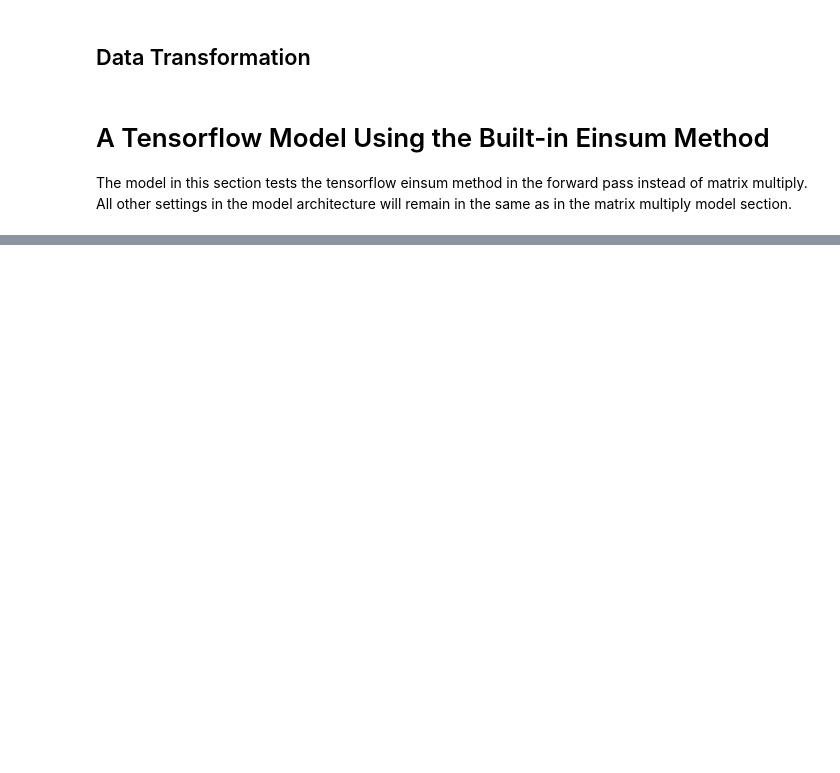
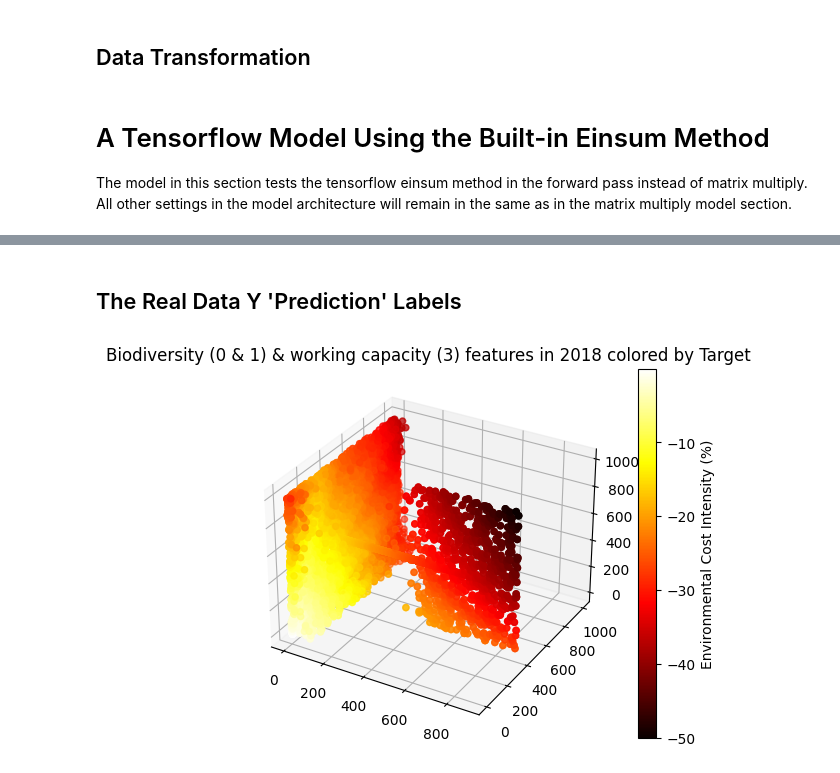
Before and after one commit to Bryan-Az/TF-PyTorch-Jax, a Jupyter notebook: Tensorflow-NN/TF_high_level_Einsum.ipynb, the cells around one changed output, grey strips where cells are left out. Saved outputs shown, nothing was run; the diff lists cells and outputs as text; code cells hidden in the pictures; blank space fills up the shorter version.

```diff
--- a/Tensorflow-NN/TF_high_level_Einsum.ipynb
+++ b/Tensorflow-NN/TF_high_level_Einsum.ipynb
@@ -257,0 +259,27 @@ The model in this section tests the tensorflow einsum method in the forward pass
+# %%
+class EinsumLayer(layers.Layer):
+    def __init__(self, output_dim, **kwargs):
+        super(EinsumLayer, self).__init__(**kwargs)
+        self.output_dim = output_dim
+
+    def build(self, input_shape):
+        # Create a trainable weight variable for this layer,
+        # which will serve as the second tensor in the einsum operation.
+        self.kernel = self.add_weight(name='kernel',
+                                      shape=(input_shape[-1], self.output_dim),
+                                      initializer='uniform',
+                                      trainable=True)
+
+    def call(self, inputs):
+        # Perform the einsum operation combining input tensor and the kernel
+        # Here 'ij,jk->ik' essentially performs matrix multiplication
+        return tf.einsum('ij,jk->ik', inputs, self.kernel)
+# %%
+# Instantiate a simple classification model
+threeLayerNonLinearModel = tf.keras.Sequential([
+  layers.Dense(3),
+  EinsumLayer(output_dim=256),
+  layers.Dense(256, activation=tf.nn.relu),
+  layers.Dense(256, activation=tf.nn.relu),
+  layers.Dense(1)
+])
@@ -257,0 +354,5 @@ The model in this section tests the tensorflow einsum method in the forward pass
+# %%
+# predictions on the whole real dataset
+predictions = threeLayerNonLinearModel(X.to_numpy())
+# predictions on the synthetic testing set
+test_predictions = threeLayerNonLinearModel(X_test)
@@ -257,0 +363,3 @@ The model in this section tests the tensorflow einsum method in the forward pass
+# %%
+X = filtered_numerical_features.loc[:, ['biodiversity_0', 'biodiversity_1','working_capacity_3']].copy(deep=True)
+y = filtered_numerical_features.loc[:, ['target']].copy(deep=True)
@@ -257,0 +370,6 @@ The model in this section tests the tensorflow einsum method in the forward pass
+# %% [markdown]
+## The Real Data Y 'Prediction' Labels
+# %%
+plot_4d(X['biodiversity_0'], X['biodiversity_1'], X['working_capacity_3'], predictions, title='Biodiversity (0 & 1) & working capacity (3) features in 2018 colored by Target')
+# %% [output]
+[figure, added]
```
Also changed, not shown: parts of 20 cells of this notebook.
